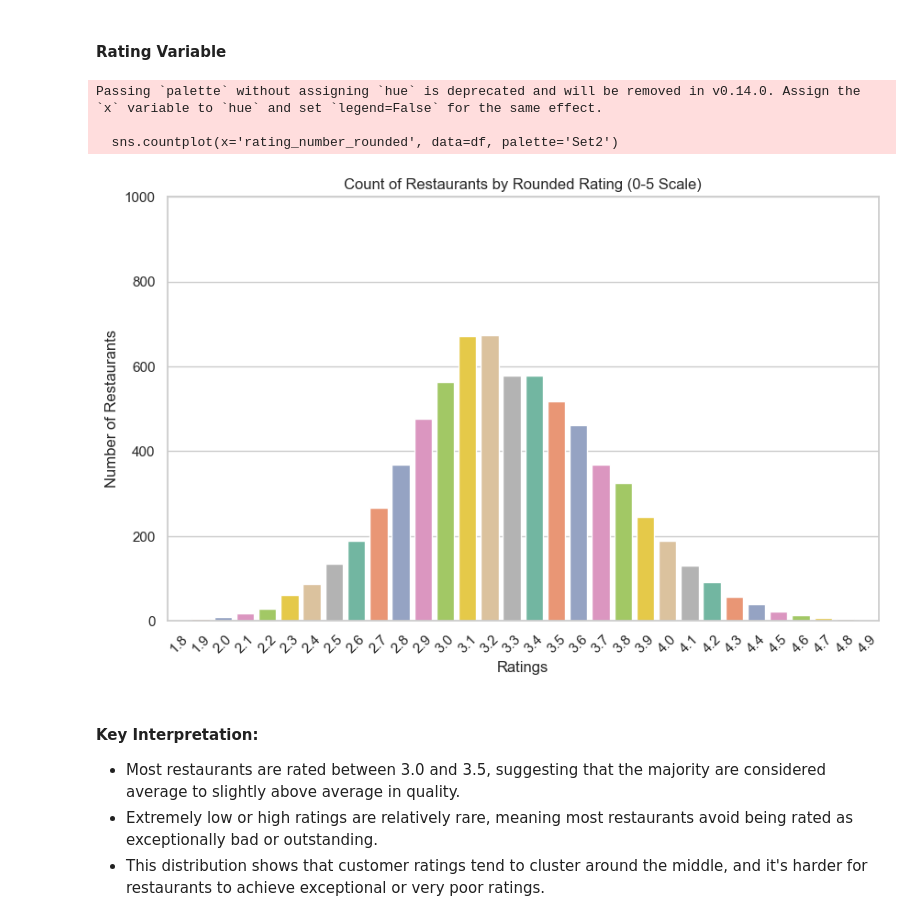
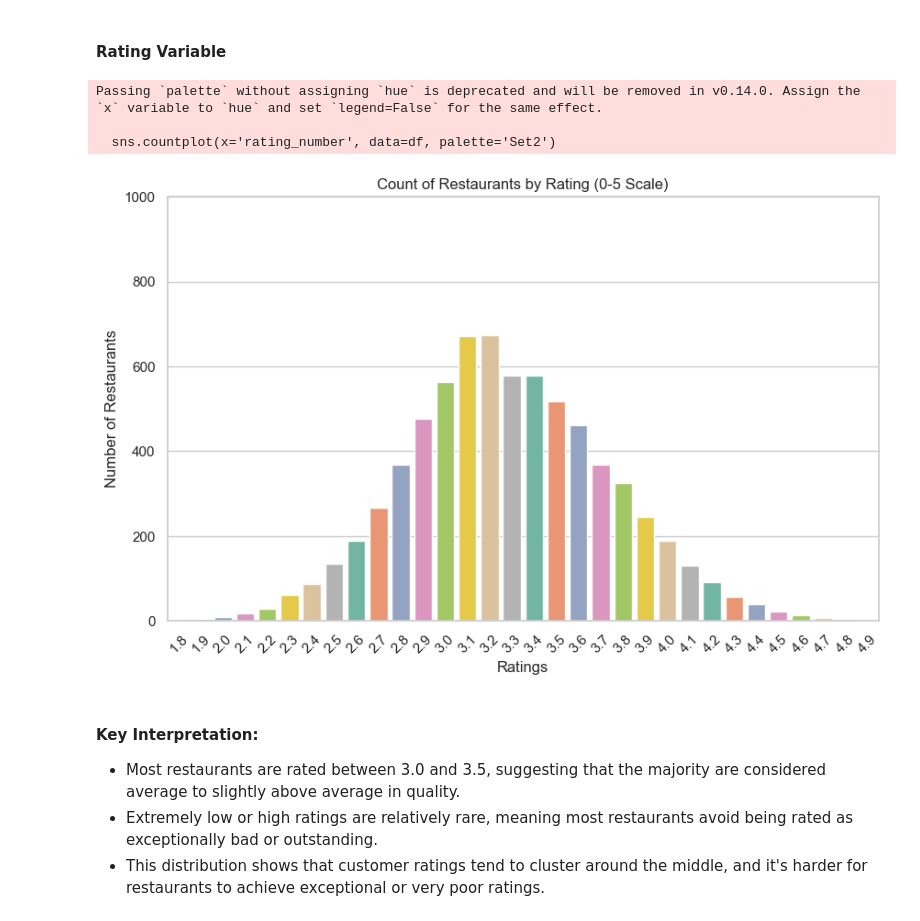
Before and after one commit to baralrohit/DSTS_sem3, a Jupyter notebook: assignment_1/u3268702_Assign1DST.ipynb, the cells around one changed output. Cells and saved outputs as stored; diff of their text form; code cells hidden in the pictures.

```diff
--- a/assignment_1/u3268702_Assign1DST.ipynb
+++ b/assignment_1/u3268702_Assign1DST.ipynb
@@ -318,24 +320,21 @@ plt.show()
 # %% [markdown]
 #### Rating Variable
 # %%
-
-# Round the rating_number to 1 decimal place
-df['rating_number_rounded'] = df['rating_number'].round(1)
 
 # Creating a countplot to show the count of each rounded rating number
 plt.figure(figsize=(10, 6))
-sns.countplot(x='rating_number_rounded', data=df, palette='Set2')
-plt.title('Count of Restaurants by Rounded Rating (0-5 Scale)')
+sns.countplot(x='rating_number', data=df, palette='Set2')
+plt.title('Count of Restaurants by Rating (0-5 Scale)')
 plt.xlabel('Ratings')
 plt.ylabel('Number of Restaurants')
 plt.ylim(0, 1000)
 plt.xticks(rotation=45)
 plt.show()
 # %% [output]
 Passing `palette` without assigning `hue` is deprecated and will be removed in v0.14.0. Assign the `x` variable to `hue` and set `legend=False` for the same effect.
 
-  sns.countplot(x='rating_number_rounded', data=df, palette='Set2')
+  sns.countplot(x='rating_number', data=df, palette='Set2')
-[figure, old version]
+[figure, new version]
 # %% [markdown]
 #### Key Interpretation:
 
```
Also changed, not shown: parts of 22 cells of this notebook, 5 other files.
